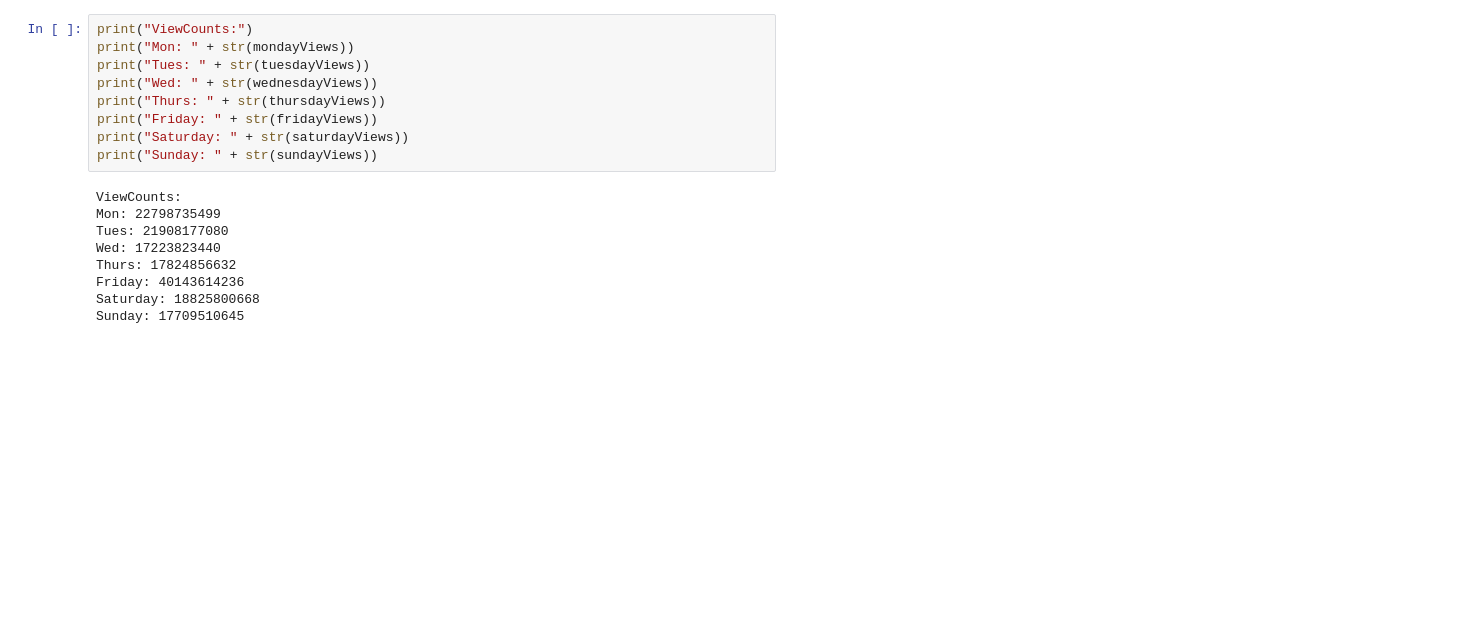
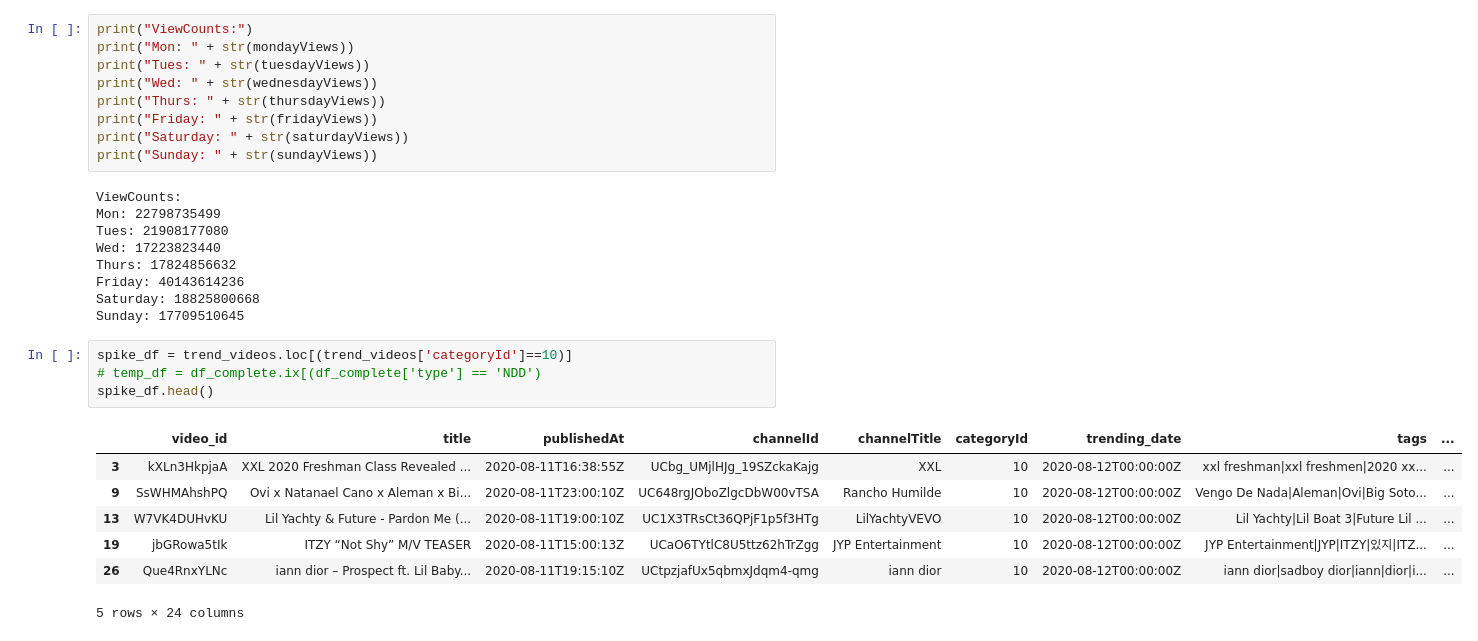
Before and after one commit to MRDVGroupProjectCSPB4502/MRDVGroupProjectCSPB4502, a Jupyter notebook: src/Dan/EDA_Dan.ipynb, the cells around one changed output. Cells and saved outputs as stored; diff of their text form; blank space fills up the shorter version.

Commit message:
Added spike analysis

```diff
--- a/src/Dan/EDA_Dan.ipynb
+++ b/src/Dan/EDA_Dan.ipynb
@@ -328,3 +319,15 @@ Thurs: 17824856632
 Friday: 40143614236
 Saturday: 18825800668
 Sunday: 17709510645
+# %%
+spike_df = trend_videos.loc[(trend_videos['categoryId']==10)]
+# temp_df = df_complete.ix[(df_complete['type'] == 'NDD')
+spike_df.head()
+# %% [output]
+|  | video_id | title | publishedAt | channelId | channelTitle | categoryId | trending_date | tags | ... |
+| 3 | kXLn3HkpjaA | XXL 2020 Freshman Class Revealed ... | 2020-08-11T16:38:55Z | UCbg_UMjlHJg_19SZckaKajg | XXL | 10 | 2020-08-12T00:00:00Z | xxl freshman|xxl freshmen|2020 xx... | ... |
+| 9 | SsWHMAhshPQ | Ovi x Natanael Cano x Aleman x Bi... | 2020-08-11T23:00:10Z | UC648rgJOboZlgcDbW00vTSA | Rancho Humilde | 10 | 2020-08-12T00:00:00Z | Vengo De Nada|Aleman|Ovi|Big Soto... | ... |
+| 13 | W7VK4DUHvKU | Lil Yachty & Future - Pardon Me (... | 2020-08-11T19:00:10Z | UC1X3TRsCt36QPjF1p5f3HTg | LilYachtyVEVO | 10 | 2020-08-12T00:00:00Z | Lil Yachty|Lil Boat 3|Future Lil ... | ... |
+| 19 | jbGRowa5tIk | ITZY “Not Shy” M/V TEASER | 2020-08-11T15:00:13Z | UCaO6TYtlC8U5ttz62hTrZgg | JYP Entertainment | 10 | 2020-08-12T00:00:00Z | JYP Entertainment|JYP|ITZY|있지|ITZ... | ... |
+| 26 | Que4RnxYLNc | iann dior – Prospect ft. Lil Baby... | 2020-08-11T19:15:10Z | UCtpzjafUx5qbmxJdqm4-qmg | iann dior | 10 | 2020-08-12T00:00:00Z | iann dior|sadboy dior|iann|dior|i... | ... |
+5 rows × 24 columns
```
Also changed, not shown: parts of 14 cells of this notebook.
